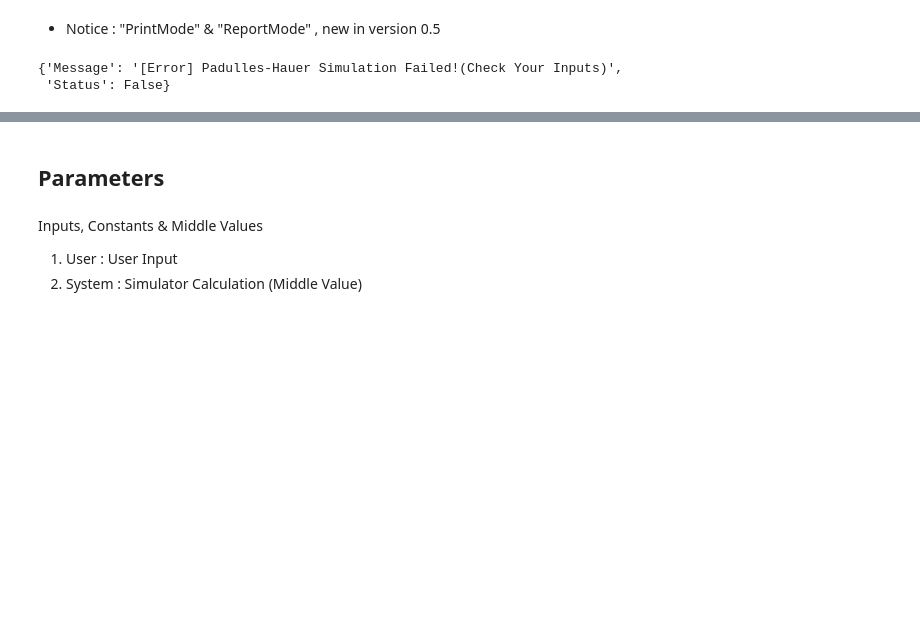
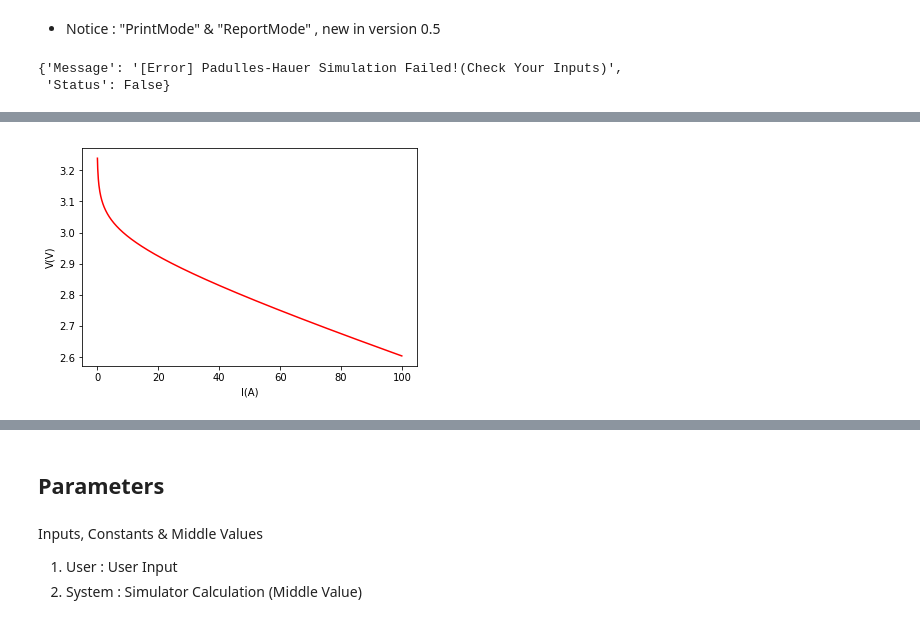
Before and after one commit to ECSIM/opem, a Jupyter notebook: Documents/Padulles_Hauer.ipynb, the cells around one changed output, grey strips where cells are left out. Drawn from its saved outputs; the diff is of its cells as text; code cells hidden in the pictures; blank space fills up the shorter version.

```diff
--- a/Documents/Padulles_Hauer.ipynb
+++ b/Documents/Padulles_Hauer.ipynb
@@ -265,0 +305,4 @@ Dynamic_Analysis(InputMethod={},TestMode=True,PrintMode=False,ReportMode=True)
+# %%
+plot_func(data["I"],data["V"],"I(A)","V(V)","red")
+# %% [output]
+[figure, added]
```
Also changed, not shown: parts of 16 cells of this notebook, 3 other files.
